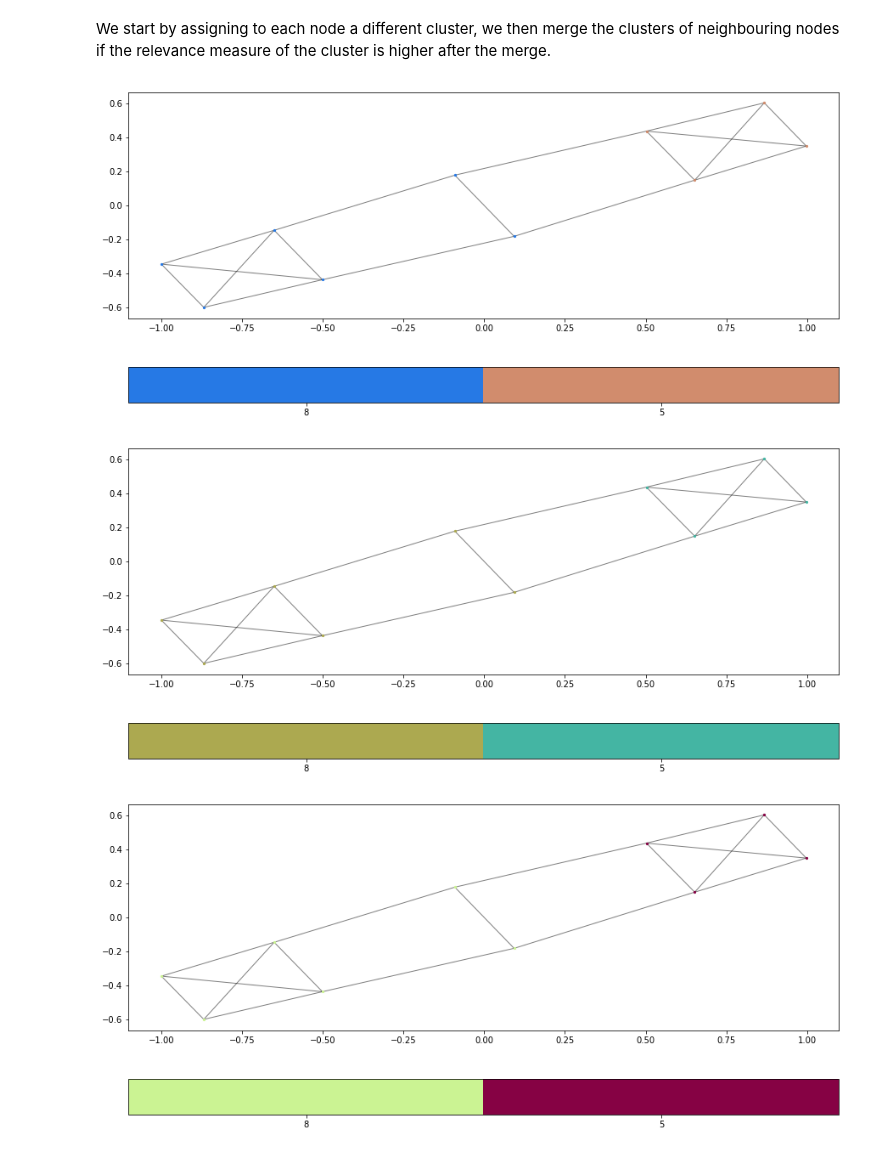
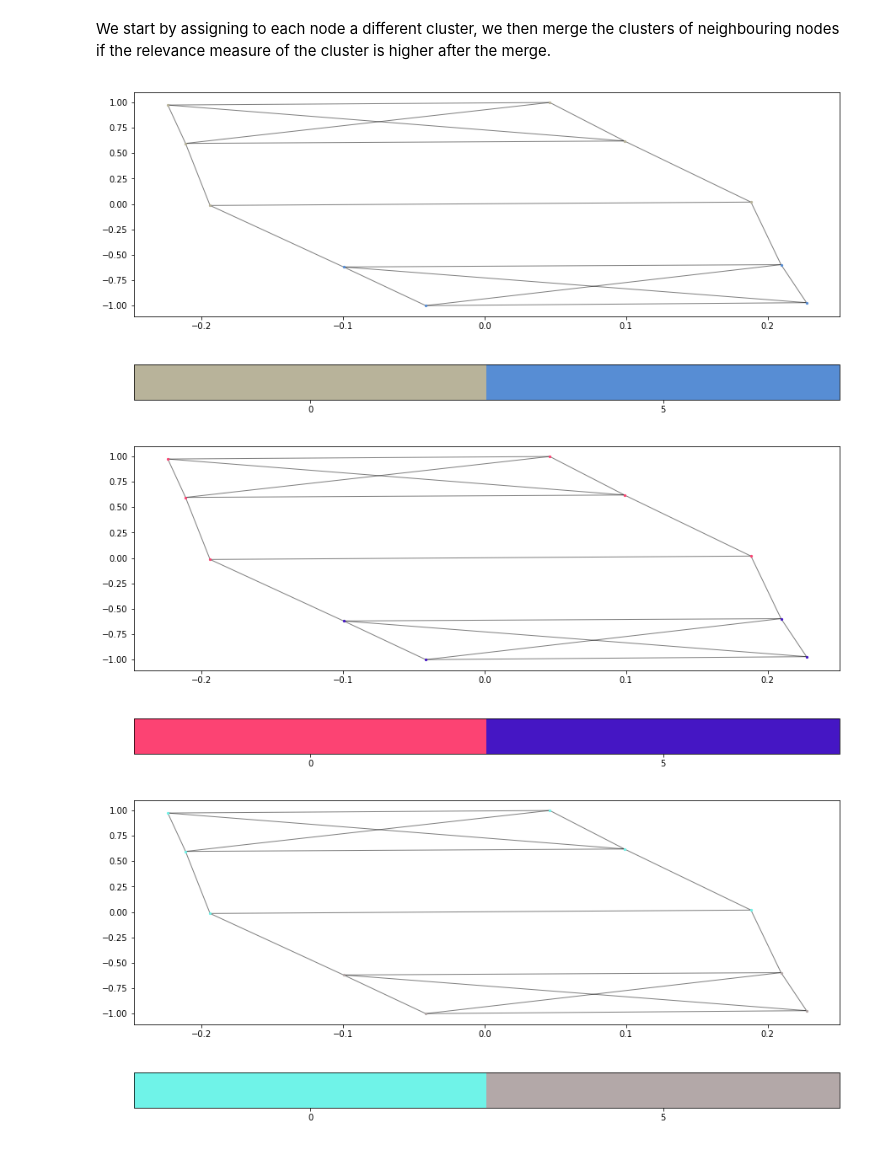
Before and after one commit to barbafrank/LCP_projects_Y2, a Jupyter notebook: Clustering2.ipynb, the cells around one changed output. Drawn from its saved outputs; the diff is of its cells as text; code cells hidden in the pictures.

Commit message:
added function to reorder nodes, and fixed small bug in edgelist loader

```diff
--- a/Clustering2.ipynb
+++ b/Clustering2.ipynb
@@ -133,3 +133,12 @@ ax.legend(["ratio", "ratio1", "ratio2", "ratio3"])
 [figure]
 [figure]
 [figure]
+# %%
+A_prime = reorderEdgelist(A, list(np.argsort(outDeg)))
+L_prime = reorderEdgelist(L, list(np.argsort(outDeg)))
+L_T_prime = transposeEdgelist(L_prime)
+# %%
+A_mat_prime = list2matrix(A_prime)
+plt.figure()
+plt.spy(A_mat_prime)
+plt.show()
@@ -181,24 +192,24 @@ def cluster(A, L, measure):
 # %%
 measure = np.array(avgNeighsInDeg)
 measure = measure/measure.max()
-clusters = cluster(A, L_T, measure)
-pos, _ = plotNetworkClusters(A_mat, list(clusters.astype(int)), 5, draw_edges=True)
+clusters = cluster(A_prime, L_T_prime, measure)
+pos, _ = plotNetworkClusters(A_mat_prime, list(clusters.astype(int)), 5, draw_edges=True)
 # %% [output]
-[figure, old version]
+[figure, new version]
 # %%
 measure = np.array(ratio)
 measure = measure/measure.max()
-clusters = cluster(A, L_T, measure)
-_ = plotNetworkClusters(A_mat, list(clusters.astype(int)), 5, draw_edges=True, pos=pos)
+clusters = cluster(A_prime, L_T_prime, measure)
+_ = plotNetworkClusters(A_mat_prime, list(clusters.astype(int)), 5, draw_edges=True, pos=pos)
 # %% [output]
-[figure, old version]
+[figure, new version]
 # %%
 measure = np.array(ratio1)
 measure = measure/measure.max()
-clusters = cluster(A, L_T, measure)
-_ = plotNetworkClusters(A_mat, list(clusters.astype(int)), 5, draw_edges=True, pos=pos)
+clusters = cluster(A_prime, L_T_prime, measure)
+_ = plotNetworkClusters(A_mat_prime, list(clusters.astype(int)), 5, draw_edges=True, pos=pos)
 # %% [output]
-[figure, old version]
+[figure, new version]
 # %%
 measure = np.array(ratio2)
 measure = measure/measure.max()
```
Also changed, not shown: parts of 4 cells of this notebook, 7 other files.
